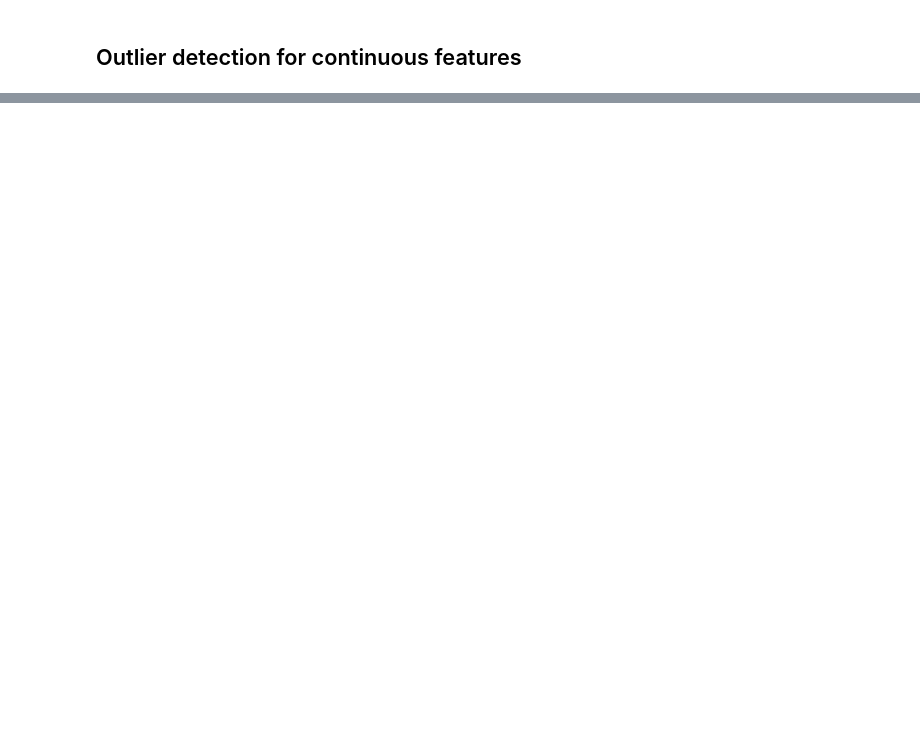
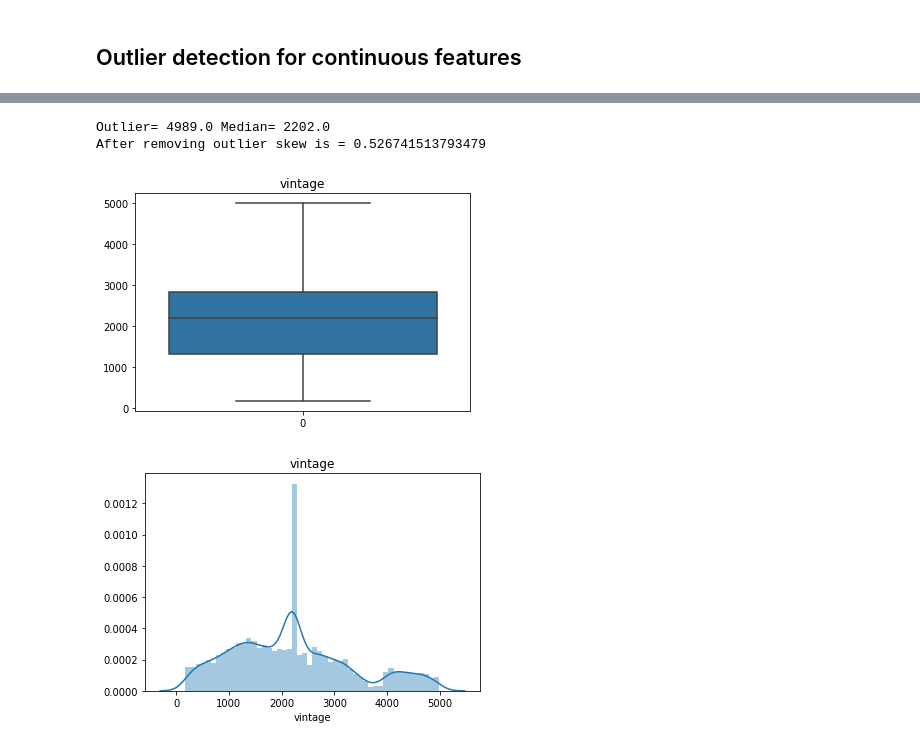
Before and after one commit to Debapriya-Mondal/Churn-Prediction, a Jupyter notebook: churn_prediction.ipynb, the cells around one changed output, grey strips where cells are left out. Drawn from its saved outputs; the diff is of its cells as text; code cells hidden in the pictures; blank space fills up the shorter version.

Commit message:
After outlier treatment

```diff
--- a/churn_prediction.ipynb
+++ b/churn_prediction.ipynb
@@ -300,0 +294,18 @@ print(ax)
+# %%
+outlier=new_df[continuous_features[0]].quantile(0.90)
+median=new_df[continuous_features[0]].quantile(0.50)
+print(f'Outlier= {outlier}\tMedian= {median}')
+new_df[continuous_features[0]] = np.where(new_df[continuous_features[0]]>outlier,median,new_df[continuous_features[0]])
+print(f'After removing outlier skew is = {new_df[continuous_features[0]].skew()}')
+sns.boxplot(data=new_df[continuous_features[0]])
+plt.title(continuous_features[0])
+plt.show()
+
+sns.distplot(new_df[continuous_features[0]],bins=50)
+plt.title(continuous_features[0])
+plt.show()
+# %% [output]
+Outlier= 4989.0 Median= 2202.0
+After removing outlier skew is = 0.526741513793479
+[figure, added]
+[figure, added]
```
Also changed, not shown: parts of 51 cells of this notebook.
